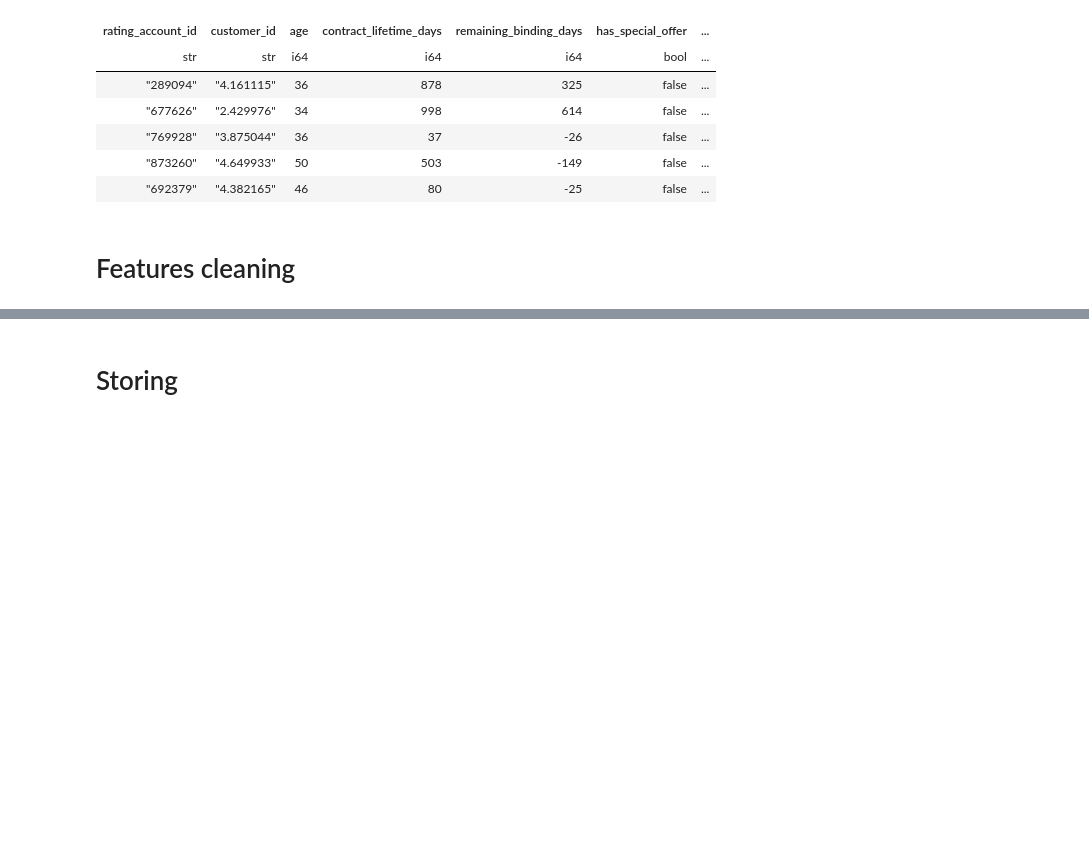
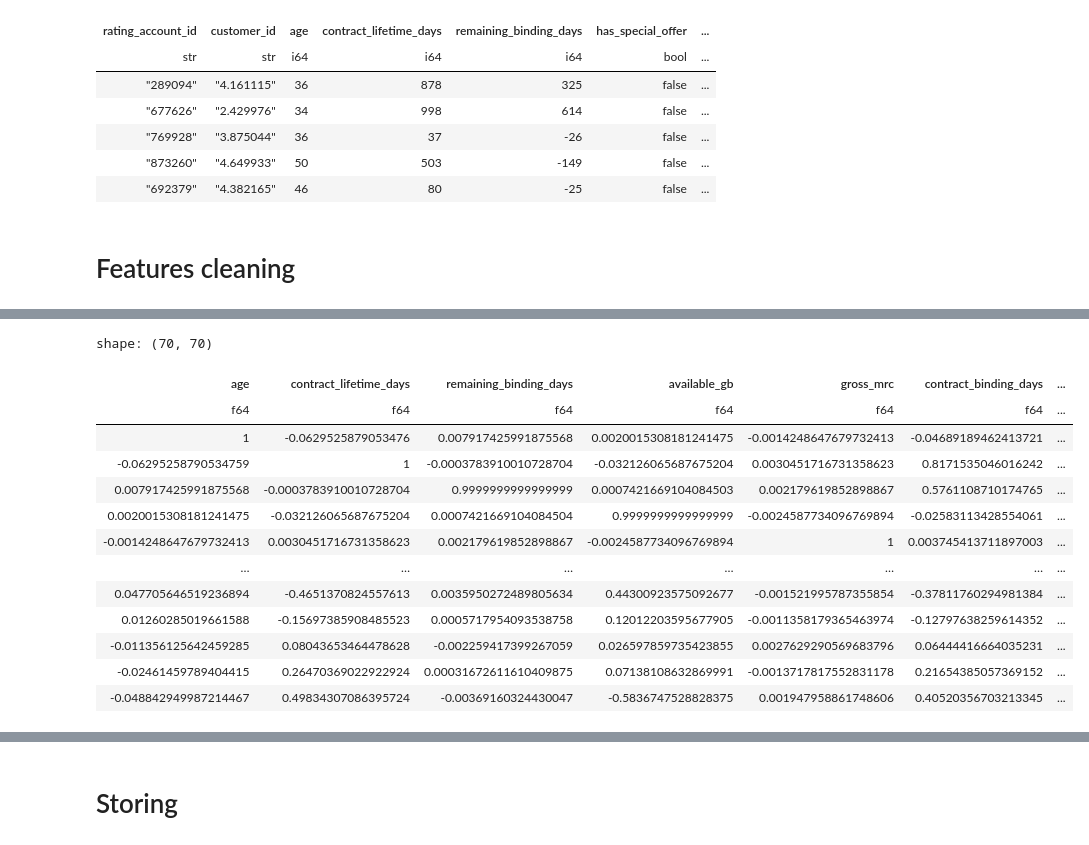
Before and after one commit to gzmyldrm/magenta-ds-interview-task, a Jupyter notebook: notebooks/1.features-enginering.ipynb, the cells around one changed output, grey strips where cells are left out. Saved outputs shown, nothing was run; the diff lists cells and outputs as text; code cells hidden in the pictures; blank space fills up the shorter version.

```diff
--- a/notebooks/1.features-enginering.ipynb
+++ b/notebooks/1.features-enginering.ipynb
@@ -602,7 +603,7 @@ df_missing = df_missing.with_columns([
 # %%
 %%time
 
-features_without_nulls = pl.concat(
+features = pl.concat(
     [
         features.filter(pl.col('available_gb').is_not_null()),
         df_missing
@@ -610,5 +611,5 @@ features_without_nulls = pl.concat(
     how='diagonal'
 )
 
-features_without_nulls.head()
+features.head()
 # %% [output]
@@ -653,7 +648,7 @@ Computing features based on `available_gb`, since there are no missing values
 # Compute how many times the contract required more than available data, baed on definde threshold of the current plan.
 
 # Compute 20%, 50%, and 80% for available_gb per rating_account_id
-thresholds_available_gb = features_without_nulls.group_by('rating_account_id').agg([
+thresholds_available_gb = features.group_by('rating_account_id').agg([
     (pl.col('available_gb') / 100 * 25).get(0).round(2).alias('p25'),
     (pl.col('available_gb') / 100 * 50).get(0).round(2).alias('p50'),
     (pl.col('available_gb') / 100 * 70).get(0).round(2).alias('p75'),
@@ -663,7 +658,7 @@ thresholds_available_gb = features_without_nulls.group_by('rating_account_id').a
 percentile_exprs = []
 for i in range(1, 5):
     percentile_expr = (
-        pl.when(pl.col(f'last_{i}_month_usage_gb').is_between(-1, pl.col('p25'), closed='right')). # -1 otherwise 0 is not counted
+        pl.when(pl.col(f'last_{i}_month_usage_gb').is_between(-1, pl.col('p25'), closed='right'))  # -1 otherwise 0 is not counted
         .then(pl.lit('P1'))
         .when(pl.col(f'last_{i}_month_usage_gb').is_between(pl.col('p25'), pl.col('p50'), closed='right'))
         .then(pl.lit('P2'))
@@ -672,7 +667,7 @@ for i in range(1, 5):
         .when(pl.col(f'last_{i}_month_usage_gb').is_between(pl.col('p75'), pl.col('available_gb'), closed='right'))
         .then(pl.lit('P4'))
         .when(pl.col(f'last_{i}_month_usage_gb') > pl.col('available_gb'))
-        .then(pl.lit('P5')). # how many times has exceeded the available data
+        .then(pl.lit('P5'))  # how many times has exceeded the available data
         .otherwise(pl.lit(None))
         .alias(f'month_{i}_threshold')
     )
@@ -688,8 +683,8 @@ for p in range(1, 6):
     count_exprs.append(count_expr)
 
 # Final computation
-features_without_nulls = (
-    features_without_nulls
+features = (
+    features
     .join(
         thresholds_available_gb,
         on='rating_account_id',
@@ -734,0 +732,6 @@ shape: (5, 85)
+# %%
+numeric_and_booleans_features = features.select(cs.numeric())
+# %%
+%%time
+
+correlation_matrix = numeric_and_booleans_features.corr()
@@ -734,0 +741,17 @@ shape: (5, 85)
+# %%
+correlation_matrix
+# %% [output]
+shape: (70, 70)
+| age | contract_lifetime_days | remaining_binding_days | available_gb | gross_mrc | contract_binding_days | ... |
+| f64 | f64 | f64 | f64 | f64 | f64 | ... |
+| 1 | -0.0629525879053476 | 0.007917425991875568 | 0.0020015308181241475 | -0.0014248647679732413 | -0.04689189462413721 | ... |
+| -0.06295258790534759 | 1 | -0.0003783910010728704 | -0.032126065687675204 | 0.0030451716731358623 | 0.8171535046016242 | ... |
+| 0.007917425991875568 | -0.0003783910010728704 | 0.9999999999999999 | 0.0007421669104084503 | 0.002179619852898867 | 0.5761108710174765 | ... |
+| 0.0020015308181241475 | -0.032126065687675204 | 0.0007421669104084504 | 0.9999999999999999 | -0.0024587734096769894 | -0.02583113428554061 | ... |
+| -0.0014248647679732413 | 0.0030451716731358623 | 0.002179619852898867 | -0.0024587734096769894 | 1 | 0.003745413711897003 | ... |
+| … | … | … | … | … | … | ... |
+| 0.047705646519236894 | -0.4651370824557613 | 0.0035950272489805634 | 0.44300923575092677 | -0.001521995787355854 | -0.37811760294981384 | ... |
+| 0.01260285019661588 | -0.15697385908485523 | 0.0005717954093538758 | 0.12012203595677905 | -0.0011358179365463974 | -0.12797638259614352 | ... |
+| -0.011356125642459285 | 0.08043653464478628 | -0.002259417399267059 | 0.026597859735423855 | 0.0027629290569683796 | 0.06444416664035231 | ... |
+| -0.02461459789404415 | 0.26470369022922924 | 0.00031672611610409875 | 0.07138108632869991 | -0.0013717817552831178 | 0.21654385057369152 | ... |
+| -0.048842949987214467 | 0.49834307086395724 | -0.00369160324430047 | -0.5836747528828375 | 0.001947958861748606 | 0.40520356703213345 | ... |
```
Also changed, not shown: parts of 37 cells of this notebook, 1 other file.
